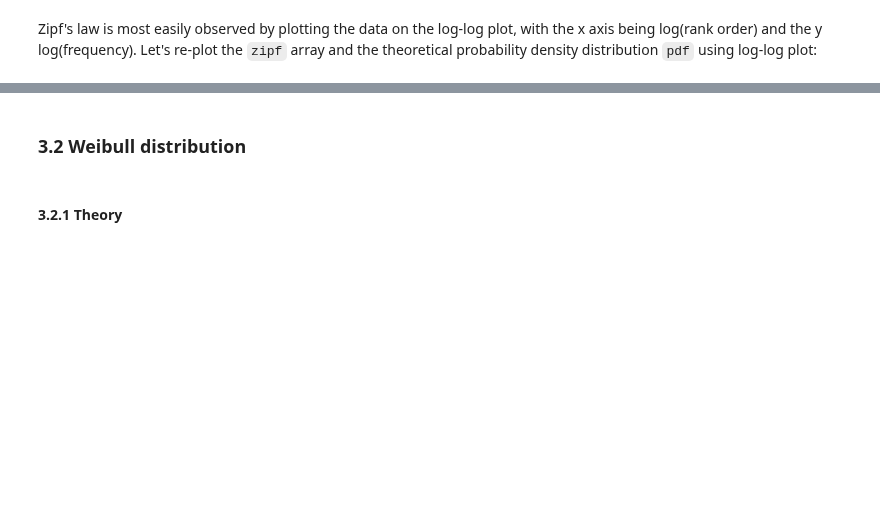
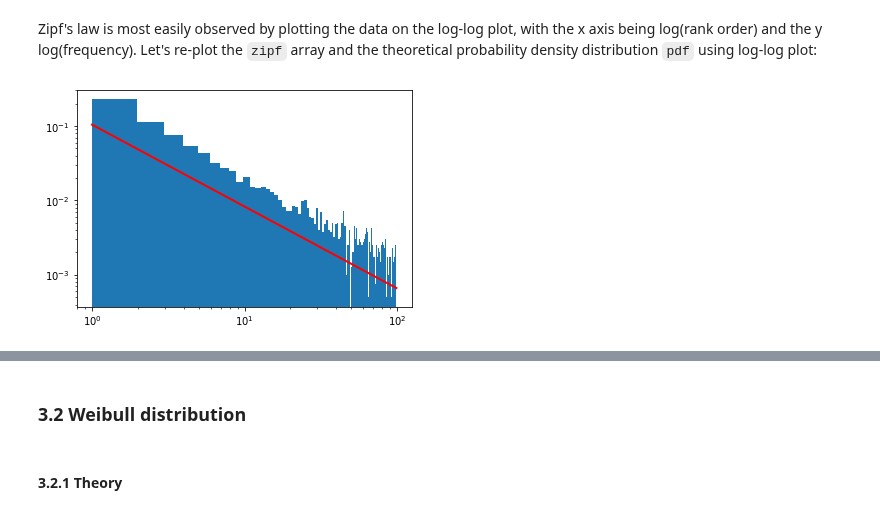
Before and after one commit to przemekbil/PfDA_2021, a Jupyter notebook: Assignments/Assignment.ipynb, the cells around one changed output, grey strips where cells are left out. Saved outputs shown, nothing was run; the diff lists cells and outputs as text; code cells hidden in the pictures; blank space fills up the shorter version.

```diff
--- a/Assignments/Assignment.ipynb
+++ b/Assignments/Assignment.ipynb
@@ -101,7 +108,9 @@ Zipf's law is most easily observed by plotting the data on the log-log plot, wit
 # %%
 count, bins, ignored = plt.hist(zipf[zipf<max_n], max_n, density=True)
 
-plt.plot(x, pdf, linewidth=2, color='r')
+plt.plot(x, pdf(x,a), linewidth=2, color='r')
 plt.yscale('log')
 plt.xscale('log')
 plt.show()
+# %% [output]
+[figure, added]
```
Also changed, not shown: parts of 15 cells of this notebook.
